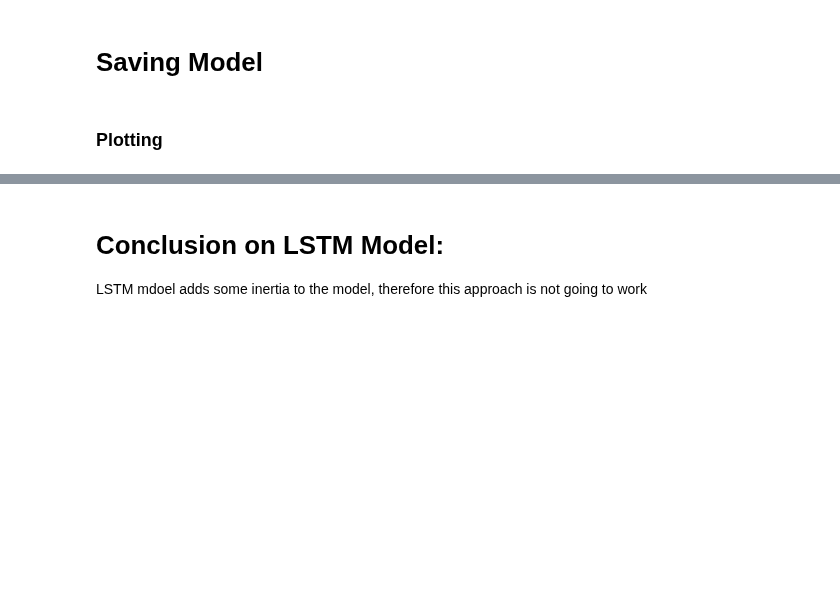
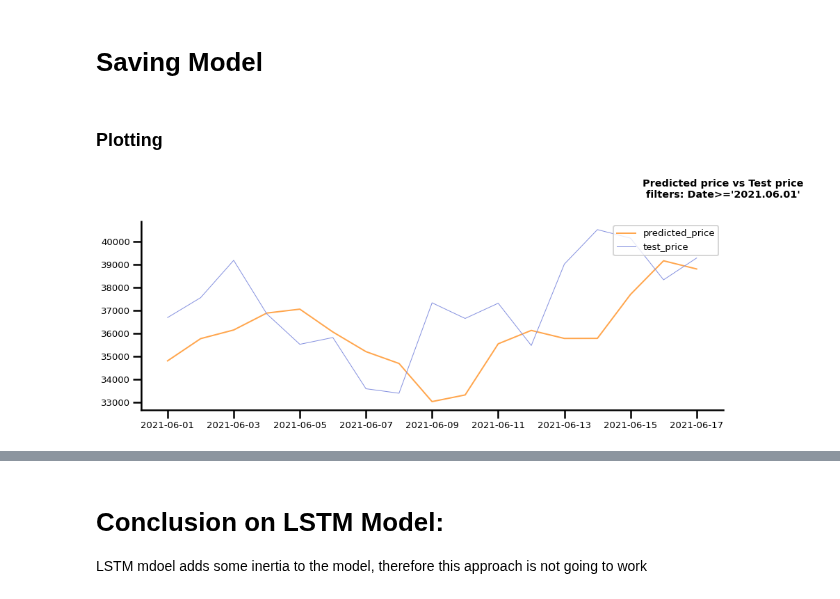
Before and after one commit to serg-razum-off/DFP-Numeric-2, a Jupyter notebook: train/btc_nn_LSTM_exploration.ipynb, the cells around one changed output, grey strips where cells are left out. Cells and saved outputs as stored; diff of their text form; code cells hidden in the pictures; blank space fills up the shorter version.

```diff
--- a/train/btc_nn_LSTM_exploration.ipynb
+++ b/train/btc_nn_LSTM_exploration.ipynb
@@ -242,10 +246,12 @@ from datetime import datetime
 # %%
 # filters=["Date<='2019.05.01'"]
 # filters=["Date>='2020.07.10'", "Date<='2021.04.10'"]
 
-# nn_manager_cut.plot_predicted_vs_test_price(filters=["Date>='2021.06.01'"])
+nn_manager_cut.plot_predicted_vs_test_price(filters=["Date>='2021.06.01'"])
 # nn_manager_cut.plot_predicted_vs_test_price(filters=["Date>='2020.11.10'", "Date<='2021.04.10'"])
-nn_manager_cut.plot_predicted_vs_test_price(filters=["Date>='2018.06.01'", "Date<='2018.06.15'"])
+# nn_manager_cut.plot_predicted_vs_test_price(filters=["Date>='2018.06.01'", "Date<='2018.06.15'"])
+# %% [output]
+[figure, added]
 # %%
 date_start='2021.06.01'
 date_pred = '2021.06.03'
```
Also changed, not shown: parts of 6 cells of this notebook.
